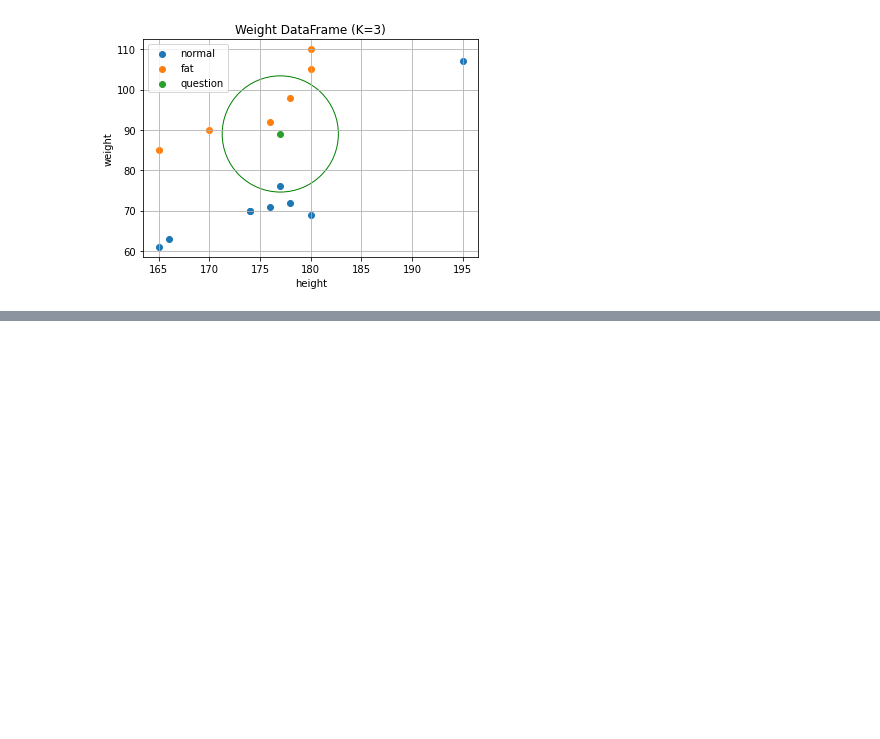
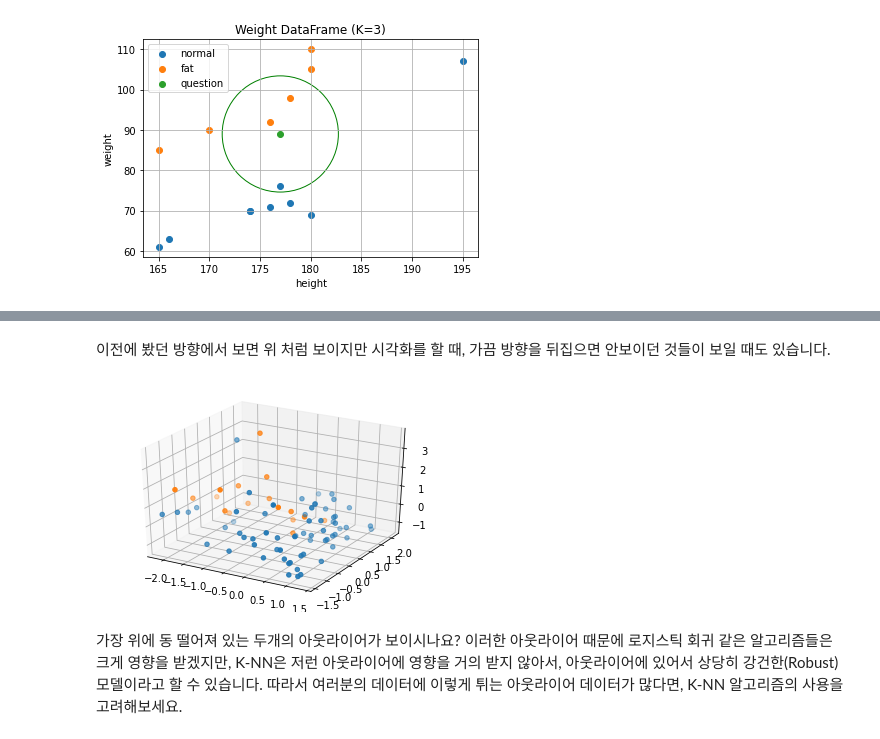
Before and after one commit to hyunwoongko/bigdata-lecture, a Jupyter notebook: _notebooks/03_06_최근접_이웃.ipynb, the cells around one changed output, grey strips where cells are left out. Drawn from its saved outputs; the diff is of its cells as text; code cells hidden in the pictures; blank space fills up the shorter version.

```diff
--- a/_notebooks/03_06_최근접_이웃.ipynb
+++ b/_notebooks/03_06_최근접_이웃.ipynb
@@ -503 +591,21 @@ draw_weight_graph_with_center(new_weight_df, (177,89), 13500, "Weight DataFrame
+# %% [markdown]
+이전에 봤던 방향에서 보면 위 처럼 보이지만 시각화를 할 때, 가끔 방향을 뒤집으면 안보이던 것들이 보일 때도 있습니다.
+# %%
+from matplotlib import pyplot as plt
+
+
+absent = dataset[dataset['kyphosis'] == 0]
+present = dataset[dataset['kyphosis'] == 1]
+
+ax = plt.figure().gca(projection='3d')
+ax.scatter(absent['start'], absent['age'], absent['number'])
+ax.scatter(present['start'], present['age'], present['number'])
+# age와 number의 순서를 바꿨습니다 !
+
+plt.show()
+plt.close()
+# %% [output]
+[figure, added]
+# %% [markdown]
+가장 위에 동 떨어져 있는 두개의 아웃라이어가 보이시나요? 이러한 아웃라이어 때문에 로지스틱 회귀 같은 알고리즘들은 크게 영향을 받겠지만, K-NN은 저런 아웃라이어에 영향을 거의 받지 않아서, 아웃라이어에 있어서 상당히 강건한(Robust) 모델이라고 할 수 있습니다. 따라서 여러분의 데이터에 이렇게 튀는 아웃라이어 데이터가 많다면, K-NN 알고리즘의 사용을 고려해보세요.
 # %% [markdown]
```
Also changed, not shown: parts of 9 cells of this notebook, 1 other file.
